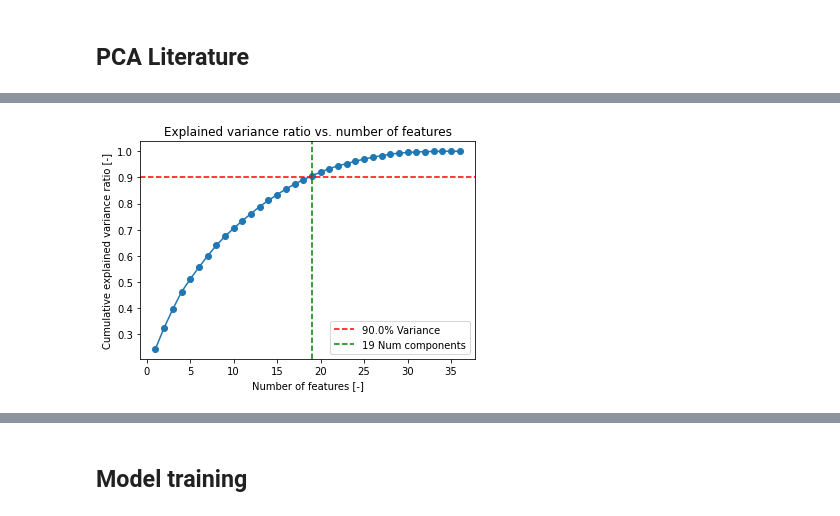
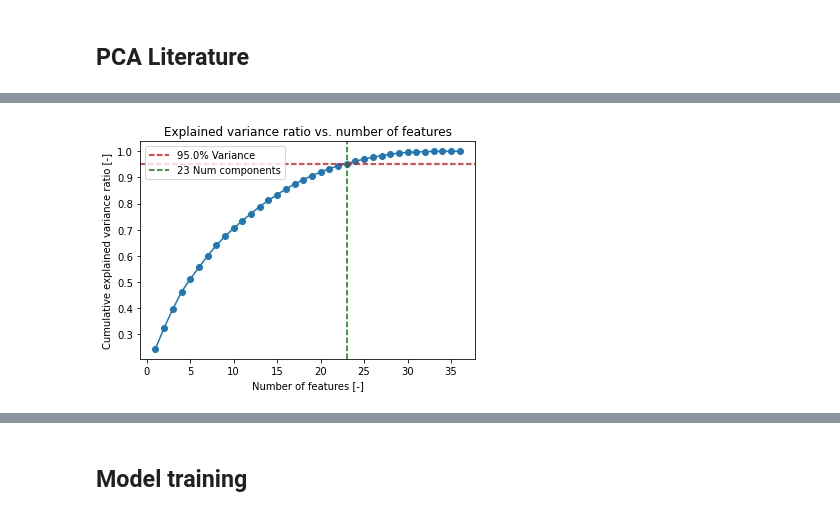
Before and after one commit to jespervh19/8CC00Code, a Jupyter notebook: GroupAssignment/Group_assignment_notebook.ipynb, the cells around one changed output, grey strips where cells are left out. Cells and saved outputs as stored; diff of their text form; code cells hidden in the pictures.

```diff
--- a/GroupAssignment/Group_assignment_notebook.ipynb
+++ b/GroupAssignment/Group_assignment_notebook.ipynb
@@ -146,7 +126,7 @@ literature_descriptors
  'NumHeteroatoms',
  'MolLogP']
 # %%
-num_components_literature = analysis.plot_variance(descriptors[literature_descriptors], percentage=0.9)
+num_components_literature = analysis.plot_variance(descriptors[literature_descriptors], percentage=0.95)
 # %% [output]
-[figure, old version]
+[figure, new version]
 # %%
```
Also changed, not shown: parts of 7 cells of this notebook, 1 other file.
